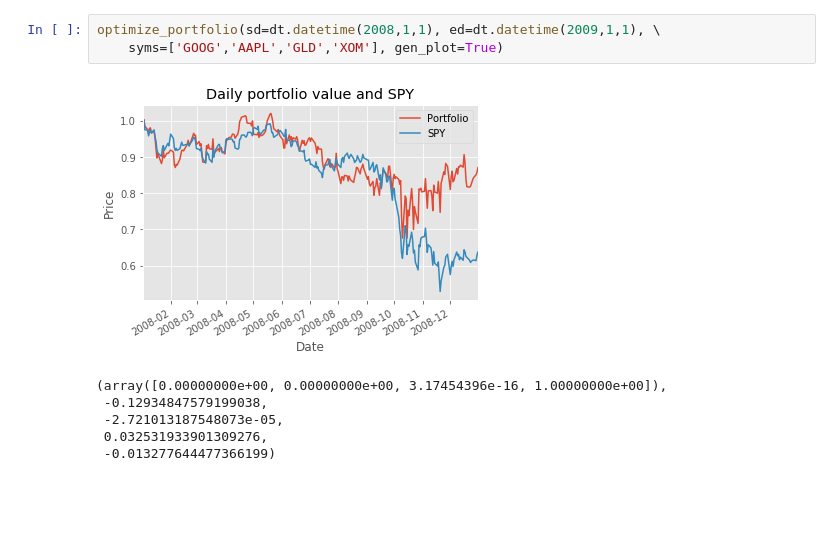
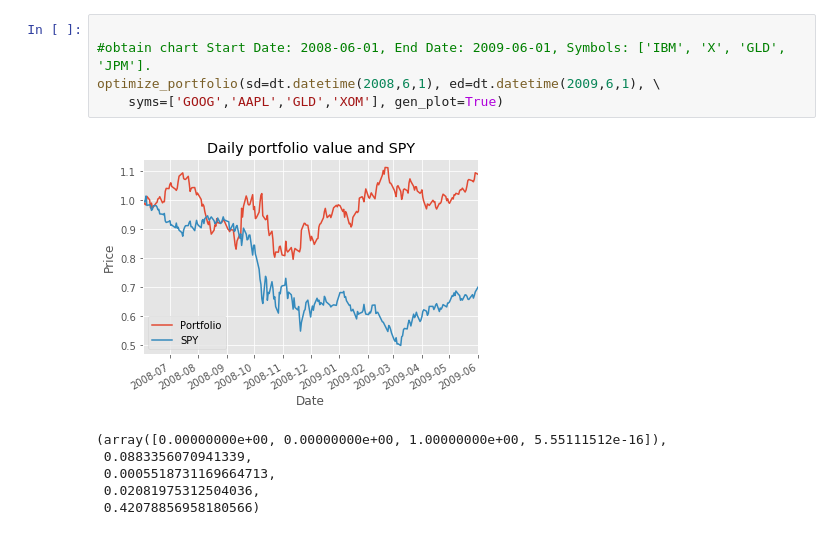
Before and after one commit to Neil621/Portfolio_Optimisation, a Jupyter notebook: Optimise_Portfolio.ipynb, the cells around one changed output. Drawn from its saved outputs; the diff is of its cells as text; blank space fills up the shorter version.

Commit message:
added chart

```diff
--- a/Optimise_Portfolio.ipynb
+++ b/Optimise_Portfolio.ipynb
@@ -212,10 +212,12 @@ print(python_version())
 # %%
-optimize_portfolio(sd=dt.datetime(2008,1,1), ed=dt.datetime(2009,1,1), \
+
+#obtain chart Start Date: 2008-06-01, End Date: 2009-06-01, Symbols: ['IBM', 'X', 'GLD', 'JPM'].
+optimize_portfolio(sd=dt.datetime(2008,6,1), ed=dt.datetime(2009,6,1), \
     syms=['GOOG','AAPL','GLD','XOM'], gen_plot=True)
 # %% [output]
-[figure, old version]
+[figure, new version]
-(array([0.00000000e+00, 0.00000000e+00, 3.17454396e-16, 1.00000000e+00]),
- -0.12934847579199038,
- -2.721013187548073e-05,
- 0.032531933901309276,
- -0.013277644477366199)
+(array([0.00000000e+00, 0.00000000e+00, 1.00000000e+00, 5.55111512e-16]),
+ 0.0883356070941339,
+ 0.0005518731169664713,
+ 0.02081975312504036,
+ 0.42078856958180566)
```
Also changed, not shown: parts of 2 cells of this notebook.
